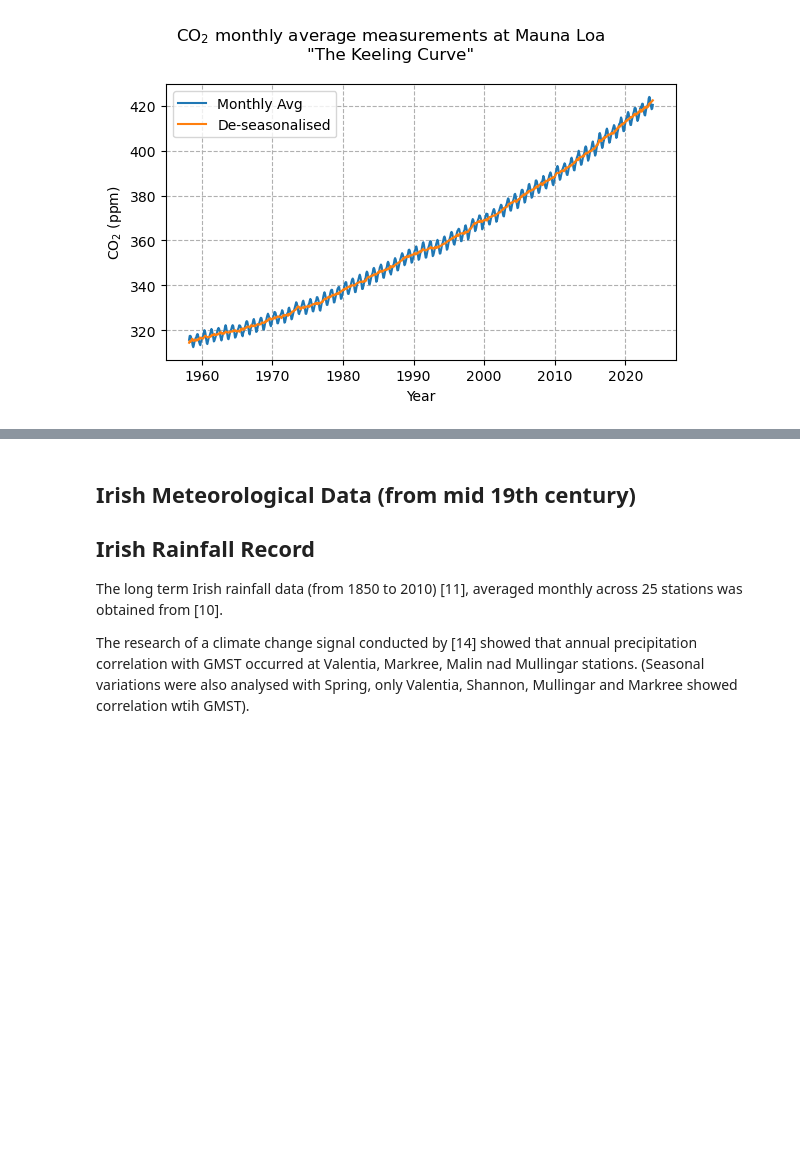
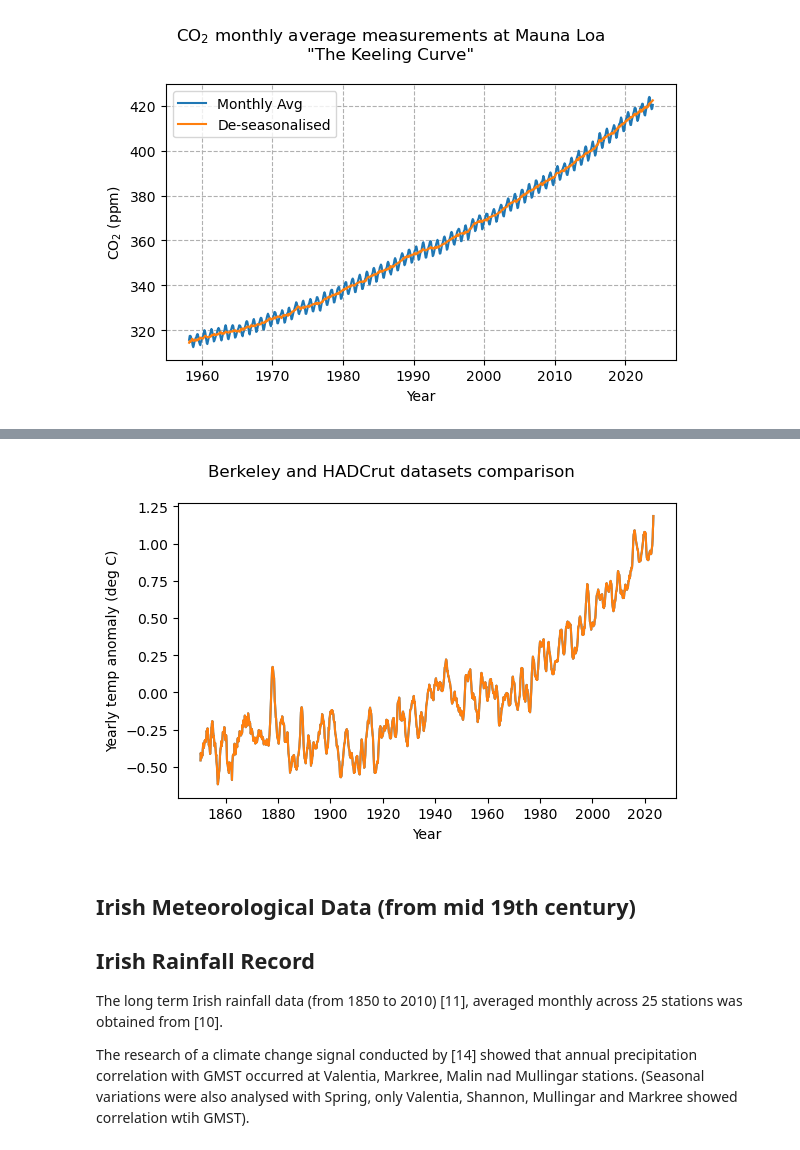
Before and after one commit to Eilis9/PfDA_Project2, a Jupyter notebook: analysis.ipynb, the cells around one changed output, grey strips where cells are left out. Saved outputs shown, nothing was run; the diff lists cells and outputs as text; code cells hidden in the pictures; blank space fills up the shorter version.

```diff
--- a/analysis.ipynb
+++ b/analysis.ipynb
@@ -369,3 +379,14 @@ HadCRUT_Berkeley_mean
+# %%
+fig, ax = plt.subplots(1, figsize=(6, 4))
+
+ax.plot(HadCRUT_Berkeley['GMST Anomaly Yearly'])
+ax.plot(GMST_anom_1850_dt['GMST Anomaly Yearly'])
+ax.set_xlabel("Year")
+ax.set_ylabel("Yearly temp anomaly (deg C)")
+fig.suptitle(f'Berkeley and HADCrut datasets comparison')
+fig.tight_layout()
+# %% [output]
+[figure, added]
 # %% [markdown]
 ## Irish Meteorological Data (from mid 19th century)
 ## Irish Rainfall Record
```
Also changed, not shown: parts of 16 cells of this notebook, 2 other files.
